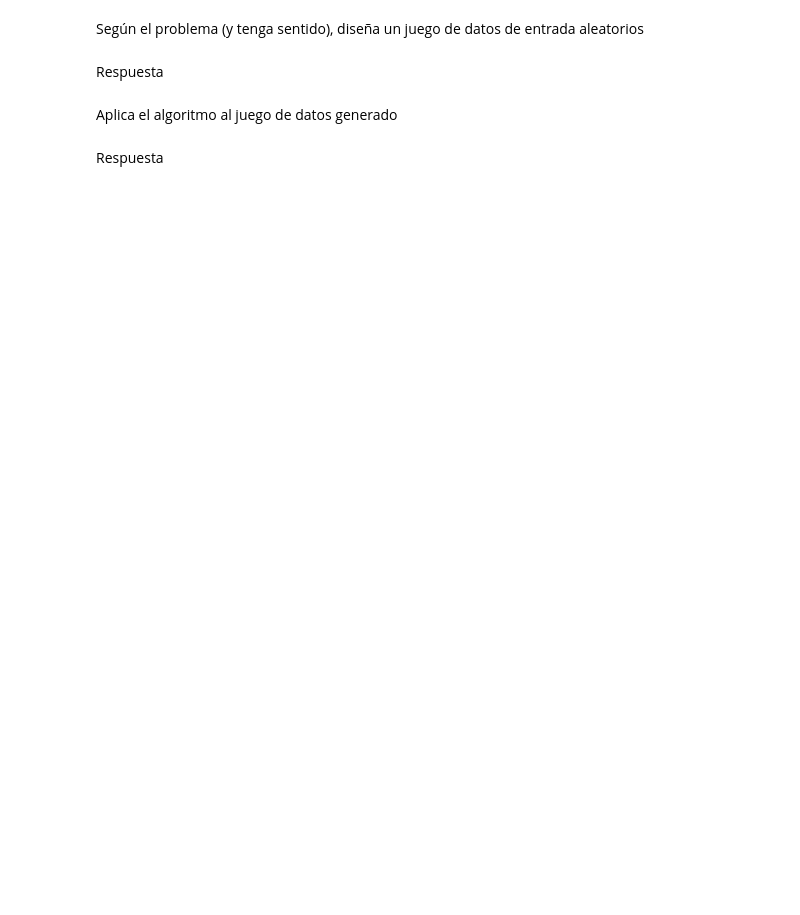
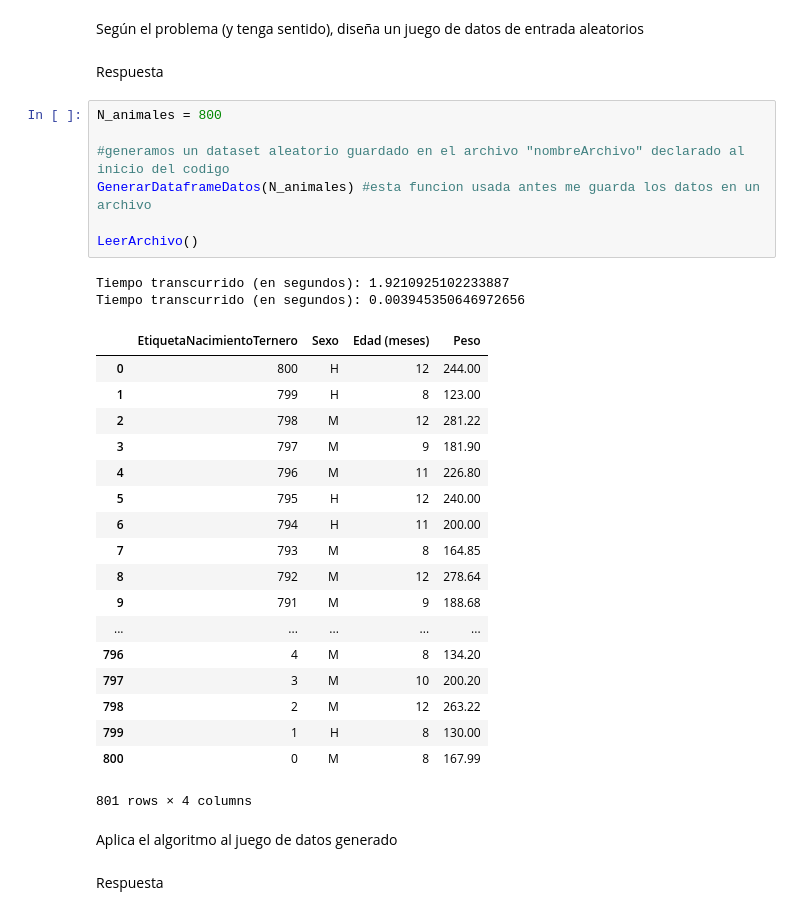
Before and after one commit to wisrovi/03MAIR---Algoritmos-de-Optimizacion---2019, a Jupyter notebook: Seminario/WilliamSteveRodriguezVillamizar_Seminario.ipynb, the cells around one changed output. Saved outputs shown, nothing was run; the diff lists cells and outputs as text; blank space fills up the shorter version.

```diff
--- a/Seminario/WilliamSteveRodriguezVillamizar_Seminario.ipynb
+++ b/Seminario/WilliamSteveRodriguezVillamizar_Seminario.ipynb
@@ -443,6 +469,34 @@ Respuesta
 Según el problema (y tenga sentido), diseña un juego de datos de entrada aleatorios
 # %% [markdown]
 Respuesta
+# %%
+N_animales = 800
+
+#generamos un dataset aleatorio guardado en el archivo "nombreArchivo" declarado al inicio del codigo
+GenerarDataframeDatos(N_animales) #esta funcion usada antes me guarda los datos en un archivo
+
+LeerArchivo()
+# %% [output]
+Tiempo transcurrido (en segundos): 1.9210925102233887
+Tiempo transcurrido (en segundos): 0.003945350646972656
+|  | EtiquetaNacimientoTernero | Sexo | Edad (meses) | Peso |
+| 0 | 800 | H | 12 | 244.00 |
+| 1 | 799 | H | 8 | 123.00 |
+| 2 | 798 | M | 12 | 281.22 |
+| 3 | 797 | M | 9 | 181.90 |
+| 4 | 796 | M | 11 | 226.80 |
+| 5 | 795 | H | 12 | 240.00 |
+| 6 | 794 | H | 11 | 200.00 |
+| 7 | 793 | M | 8 | 164.85 |
+| 8 | 792 | M | 12 | 278.64 |
+| 9 | 791 | M | 9 | 188.68 |
+| ... | ... | ... | ... | ... |
+| 796 | 4 | M | 8 | 134.20 |
+| 797 | 3 | M | 10 | 200.20 |
+| 798 | 2 | M | 12 | 263.22 |
+| 799 | 1 | H | 8 | 130.00 |
+| 800 | 0 | M | 8 | 167.99 |
+801 rows × 4 columns
 # %% [markdown]
 Aplica el algoritmo al juego de datos generado
 # %% [markdown]
```
Also changed, not shown: parts of 19 cells of this notebook.
